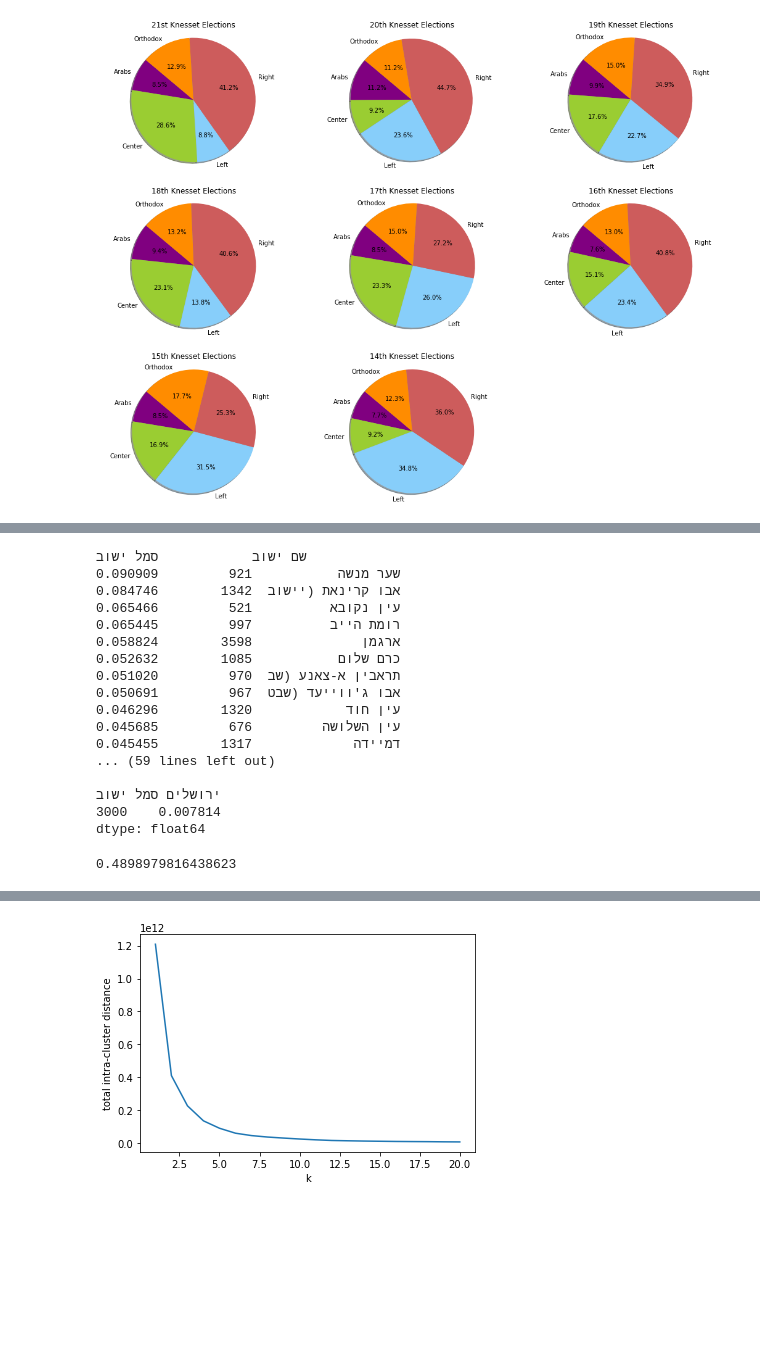
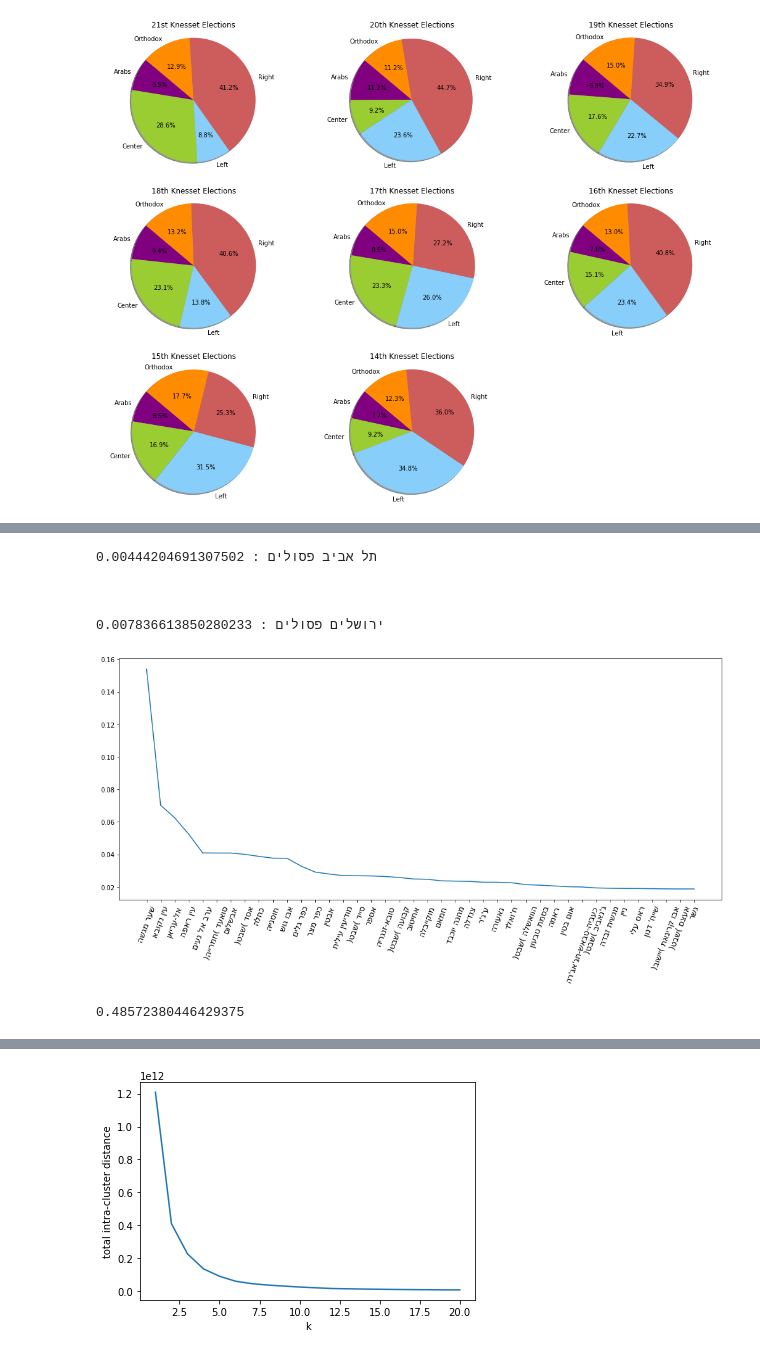
Before and after one commit to alexeyvasy/knesset-elections, a Jupyter notebook: Knesset Elections - Final Project.ipynb, the cells around one changed output, grey strips where cells are left out. Cells and saved outputs as stored; diff of their text form; code cells hidden in the pictures; blank space fills up the shorter version.

```diff
--- a/Knesset Elections - Final Project.ipynb
+++ b/Knesset Elections - Final Project.ipynb
@@ -374,33 +400,35 @@ plt.show()
 # %%
-psulim_percentage = knesset19elections["פסולים"]/knesset19elections["מצביעים"]
-print(psulim_percentage.sort_values(ascending=False))
+psulim_percentage = knesset21elections["פסולים"]/knesset21elections["מצביעים"]
+#print(psulim_percentage.sort_values(ascending=False))
 print("\n\n")
+psulim_percentage = psulim_percentage.sort_values(ascending=False)
 
-print("תל אביב", psulim_percentage["תל אביב - יפו"])
+print("תל אביב פסולים :", float(psulim_percentage["תל אביב - יפו"]))
 print("\n\n")
-print("ירושלים",psulim_percentage["ירושלים"])
+print("ירושלים פסולים :",float(psulim_percentage["ירושלים"]))
+
+
+plt.figure(figsize=(17,7))
+plt.plot(psulim_percentage.values[:40])
+
+settlements = []
+for name in psulim_percentage.index.get_level_values("שם ישוב"):
+    name = name[::-1]
+    settlements += [name]
+
+plt.xticks(np.arange(0,40), settlements, rotation=70, size=13)
+plt.show()
 # %% [output]
-שם ישוב            סמל ישוב
-שער מנשה           921         0.090909
-אבו קרינאת (יישוב  1342        0.084746
-עין נקובא          521         0.065466
-רומת הייב          997         0.065445
-ארגמן              3598        0.058824
-כרם שלום           1085        0.052632
-תראבין א-צאנע (שב  970         0.051020
-אבו ג'ווייעד (שבט  967         0.050691
-עין חוד            1320        0.046296
-עין השלושה         676         0.045685
-דמיידה             1317        0.045455
-... (59 lines left out)
+תל אביב פסולים : 0.00444204691307502
 
-ירושלים סמל ישוב
-3000    0.007814
-dtype: float64
+
+
+ירושלים פסולים : 0.007836613850280233
+[figure, added]
 # %%
 
 
-arab_settlements = knesset21elections[knesset21elections["Arabs"] / knesset21elections["כשרים"] > 0.71]
+arab_settlements = knesset21elections[knesset21elections["Arabs"] / knesset21elections["כשרים"] > 0.21]
 
 boharim_percentage = arab_settlements['מצביעים'].sum()/arab_settlements['בזב'].sum()
 boharim_percentage
@@ -412,4 +440,4 @@ boharim_percentage
 # boharim_percentage = ortodoxim['מצביעים'].sum()/ortodoxim['בזב'].sum()
 # boharim_percentage
 # %% [output]
-0.4898979816438623
+0.48572380446429375
```
Also changed, not shown: parts of 14 cells of this notebook.
